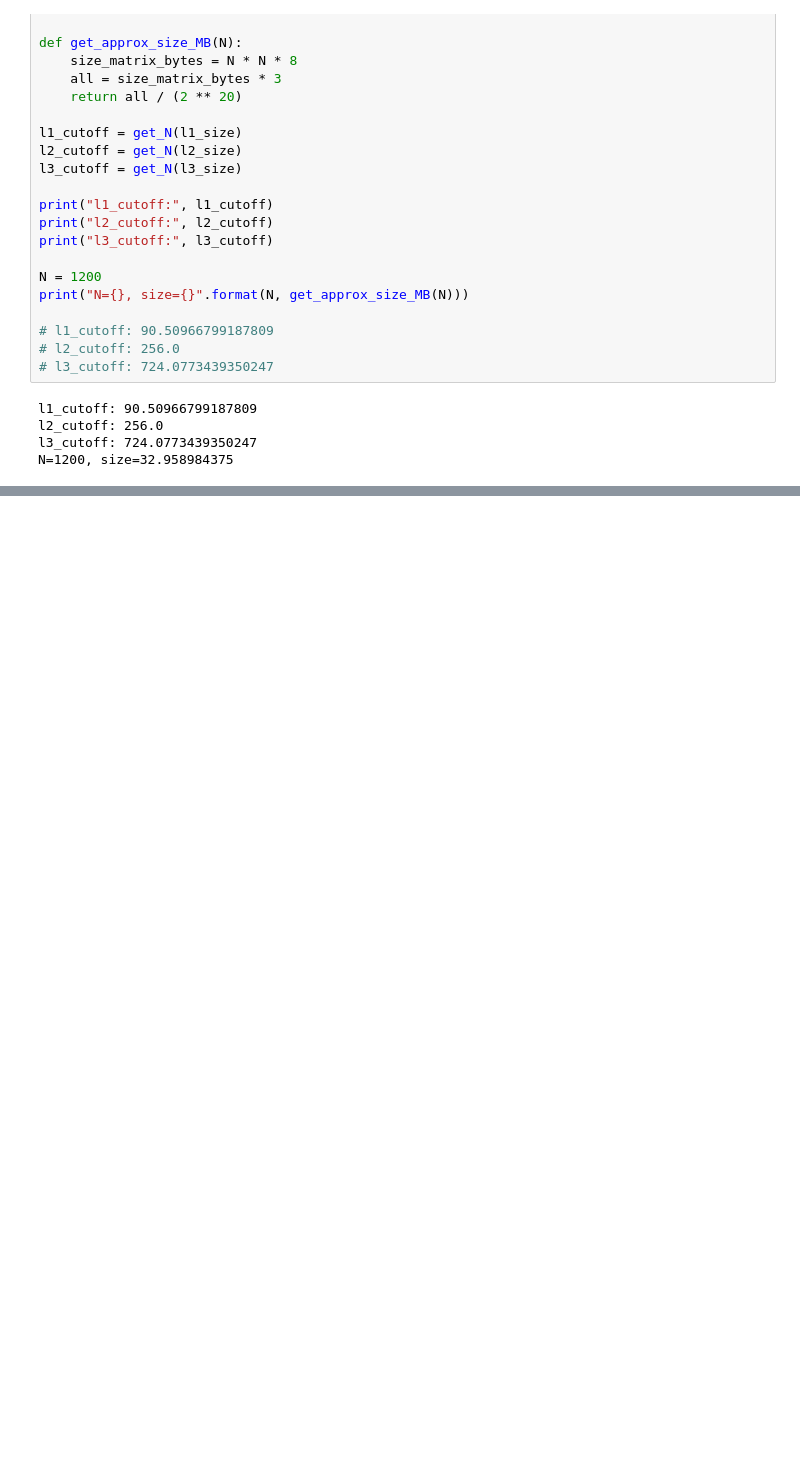
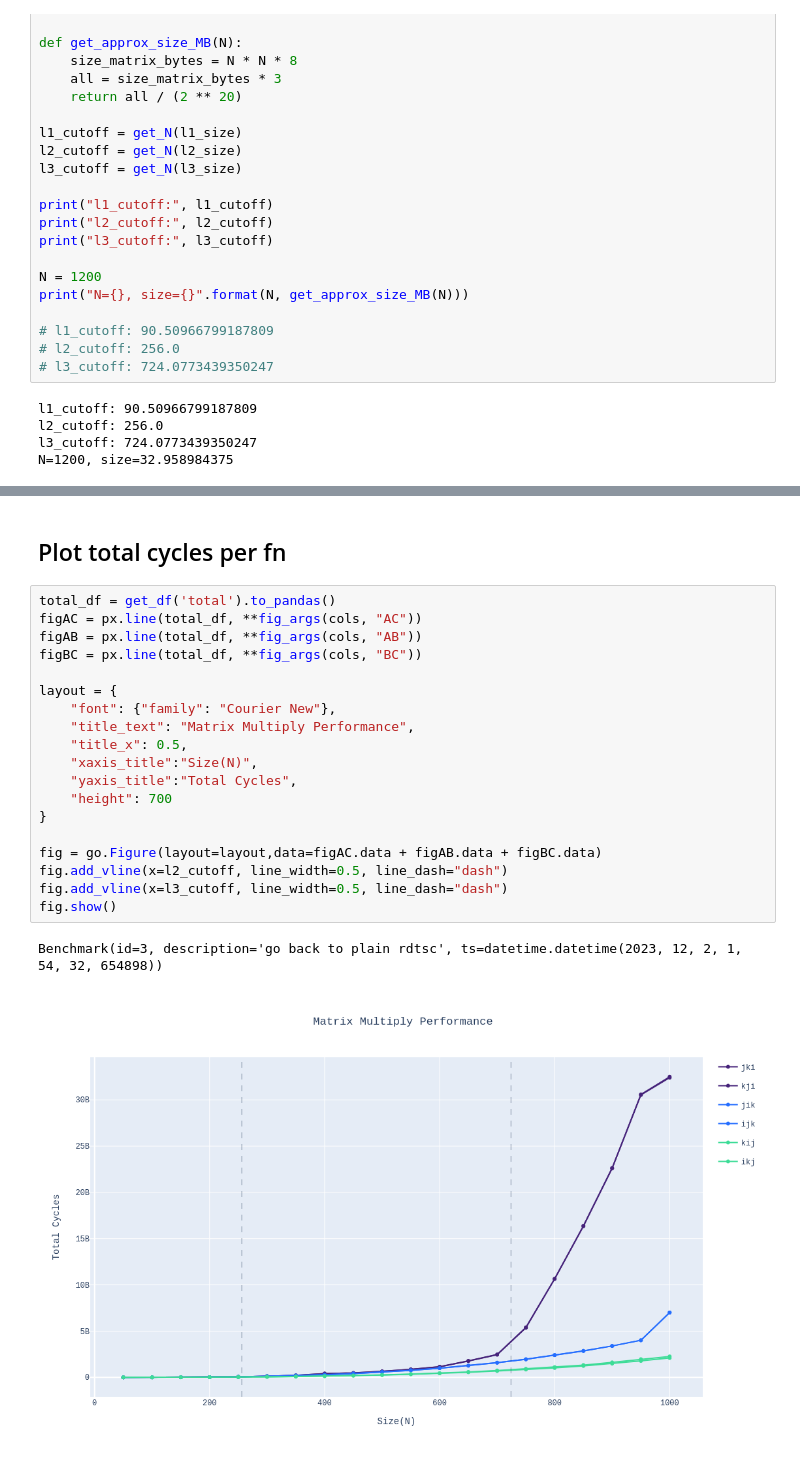
Before and after one commit to bnm3k/mem, a Jupyter notebook: results/plot.ipynb, the cells around one changed output, grey strips where cells are left out. Cells and saved outputs as stored; diff of their text form; blank space fills up the shorter version.

Commit message:
Add results for innermost-loop benchmark

```diff
--- a/results/plot.ipynb
+++ b/results/plot.ipynb
@@ -131,0 +117,24 @@ fig.show()
+# %% [markdown]
+## Plot total cycles per fn
+# %%
+total_df = get_df('total').to_pandas()
+figAC = px.line(total_df, **fig_args(cols, "AC"))
+figAB = px.line(total_df, **fig_args(cols, "AB"))
+figBC = px.line(total_df, **fig_args(cols, "BC"))
+
+layout = {
+    "font": {"family": "Courier New"},
+    "title_text": "Matrix Multiply Performance",
+    "title_x": 0.5,
+    "xaxis_title":"Size(N)",
+    "yaxis_title":"Total Cycles",
+    "height": 700
+}
+
+fig = go.Figure(layout=layout,data=figAC.data + figAB.data + figBC.data)
+fig.add_vline(x=l2_cutoff, line_width=0.5, line_dash="dash")
+fig.add_vline(x=l3_cutoff, line_width=0.5, line_dash="dash")
+fig.show()
+# %% [output]
+Benchmark(id=3, description='go back to plain rdtsc', ts=datetime.datetime(2023, 12, 2, 1, 54, 32, 654898))
+[figure, added]
```
Also changed, not shown: parts of 9 cells of this notebook, 7 other files.
